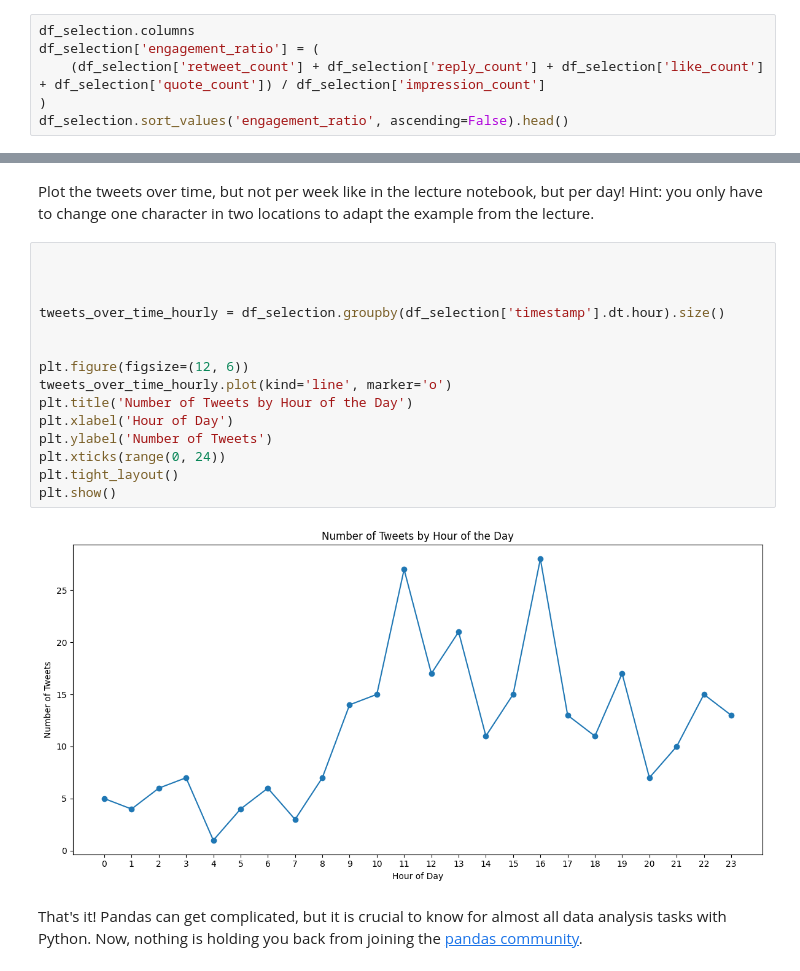
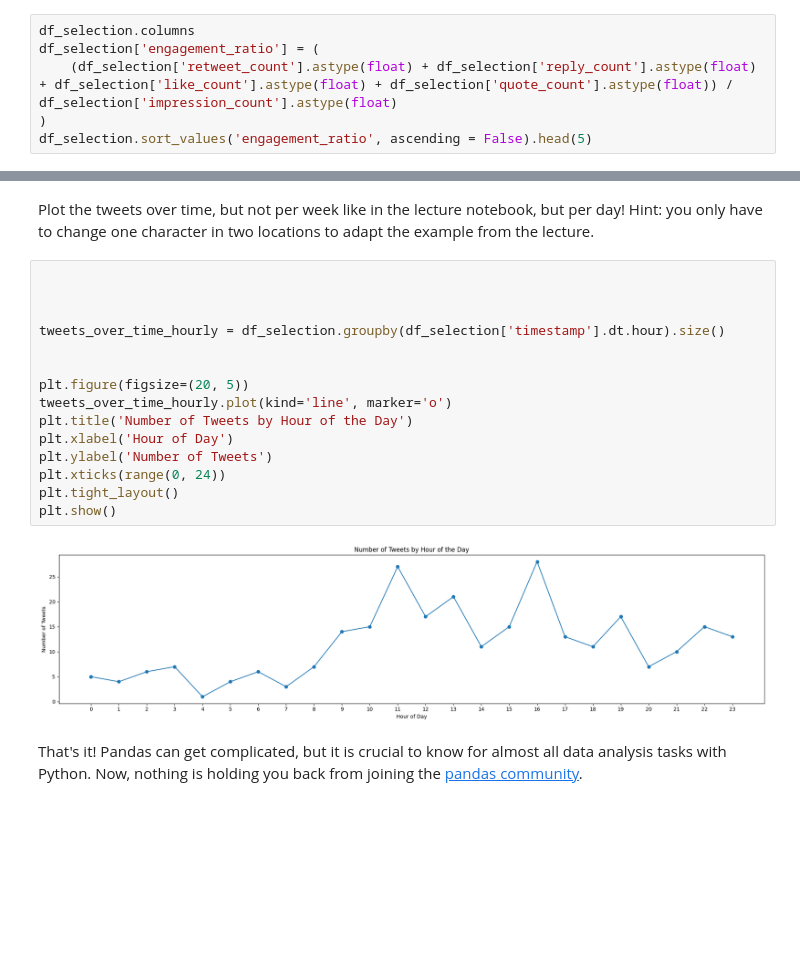
Before and after one commit to onni-Q/python_assignments, a Jupyter notebook: Week2_Workshop.ipynb, the cells around one changed output, grey strips where cells are left out. Drawn from its saved outputs; the diff is of its cells as text; blank space fills up the shorter version.

```diff
--- a/Week2_Workshop.ipynb
+++ b/Week2_Workshop.ipynb
@@ -216,9 +215,9 @@ Print out the five tweets with the highest engagement ratio.
 # %%
 df_selection.columns
 df_selection['engagement_ratio'] = (
-    (df_selection['retweet_count'] + df_selection['reply_count'] + df_selection['like_count'] + df_selection['quote_count']) / df_selection['impression_count']
+    (df_selection['retweet_count'].astype(float) + df_selection['reply_count'].astype(float) + df_selection['like_count'].astype(float) + df_selection['quote_count'].astype(float)) / df_selection['impression_count'].astype(float)
 )
-df_selection.sort_values('engagement_ratio', ascending=False).head()
+df_selection.sort_values('engagement_ratio', ascending = False).head(5)
 # %% [output]
 |  | id | timestamp | link | body | author | author_fullname | language_guess | retweet_count | ... |
 | 21 | 1982935445655957613 | 2025-09-27 22:20:26 | https://twitter.com/datiCEguy/sta... | If the Louvre museum heist was a ... | datiCEguy | BIG iCE 🧊 | en | 86 | ... |
@@ -462,19 +444,19 @@ Plot the tweets over time, but not per week like in the lecture notebook, but pe
 # %%
 
 
 
 tweets_over_time_hourly = df_selection.groupby(df_selection['timestamp'].dt.hour).size()
 
 
-plt.figure(figsize=(12, 6))
+plt.figure(figsize=(20, 5))
 tweets_over_time_hourly.plot(kind='line', marker='o')
 plt.title('Number of Tweets by Hour of the Day')
 plt.xlabel('Hour of Day')
 plt.ylabel('Number of Tweets')
 plt.xticks(range(0, 24))
 plt.tight_layout()
 plt.show()
 # %% [output]
-[figure, old version]
+[figure, new version]
 # %% [markdown]
 That's it! Pandas can get complicated, but it is crucial to know for almost all data analysis tasks with Python. Now, nothing is holding you back from joining the [pandas community](https://pandas.pydata.org/community/blog/).
```
Also changed, not shown: parts of 18 cells of this notebook.
